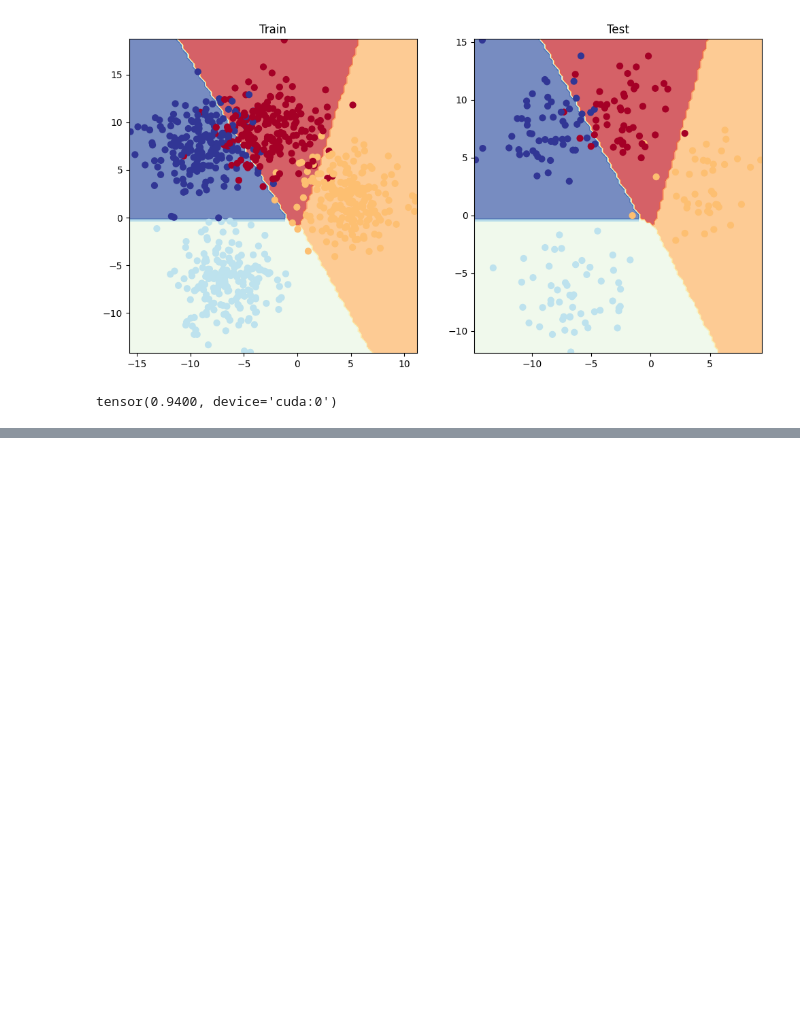
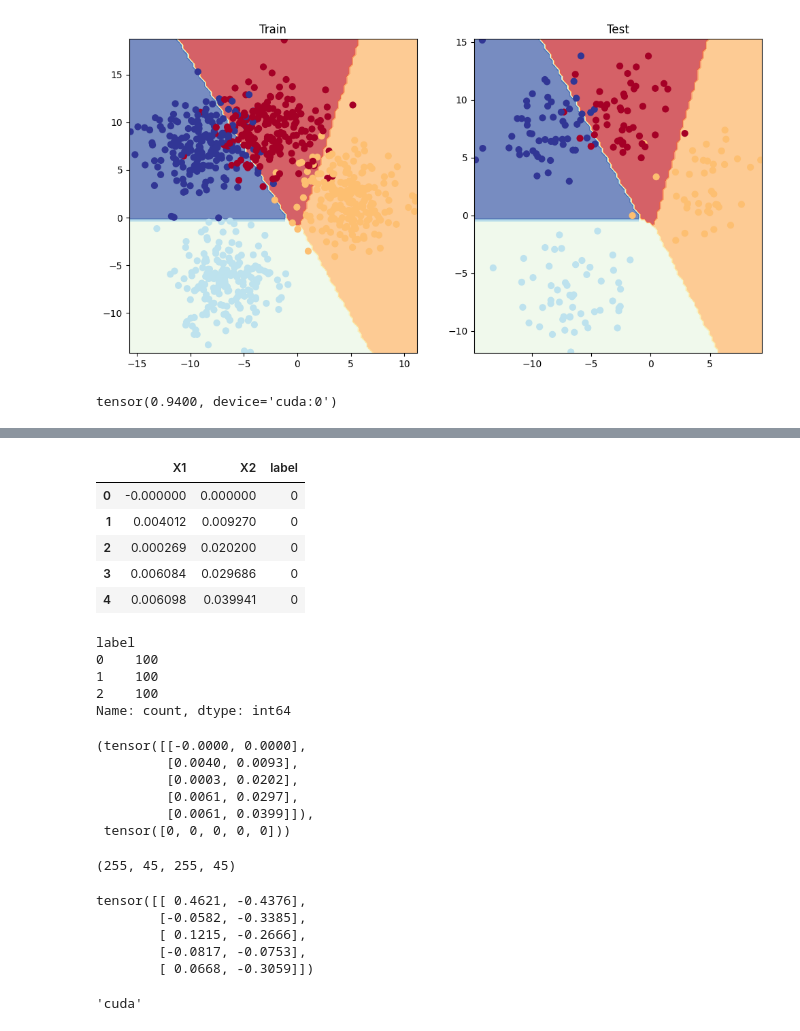
Before and after one commit to oitik/PyTorch, a Jupyter notebook: 02-pytorchneuralnetworkclassification.ipynb, the cells around one changed output, grey strips where cells are left out. Cells and saved outputs as stored; diff of their text form; code cells hidden in the pictures; blank space fills up the shorter version.

```diff
--- a/02-pytorchneuralnetworkclassification.ipynb
+++ b/02-pytorchneuralnetworkclassification.ipynb
@@ -912,0 +934,65 @@ tensor(0.9400, device='cuda:0')
+# %%
+df = pd.DataFrame({
+    'X1' : X[:, 0],
+    'X2' : X[:, 1],
+    'label' : y
+})
+
+df.head()
+# %% [output]
+|  | X1 | X2 | label |
+| 0 | -0.000000 | 0.000000 | 0 |
+| 1 | 0.004012 | 0.009270 | 0 |
+| 2 | 0.000269 | 0.020200 | 0 |
+| 3 | 0.006084 | 0.029686 | 0 |
+| 4 | 0.006098 | 0.039941 | 0 |
+# %%
+df.label.value_counts()
+# %% [output]
+label
+0    100
+1    100
+2    100
+Name: count, dtype: int64
+# %%
+# Turn data into tensors
+# Otherwise this causes issues with computations later on
+import torch
+X = torch.from_numpy(X).type(torch.float)
+y = torch.from_numpy(y).type(torch.LongTensor)
+
+# View the first five samples
+X[:5], y[:5]
+# %% [output]
+(tensor([[-0.0000, 0.0000],
+         [0.0040, 0.0093],
+         [0.0003, 0.0202],
+         [0.0061, 0.0297],
+         [0.0061, 0.0399]]),
+ tensor([0, 0, 0, 0, 0]))
+# %%
+# Split data into train and test sets
+from sklearn.model_selection import train_test_split
+
+X_train, X_test, y_train, y_test = train_test_split(X,
+                                                   y,
+                                                   test_size=0.15,
+                                                   random_state=42)
+
+len(X_train), len(X_test), len(y_train), len(y_test)
+# %% [output]
+(255, 45, 255, 45)
+# %%
+X_train[:5]
+# %% [output]
+tensor([[ 0.4621, -0.4376],
+        [-0.0582, -0.3385],
+        [ 0.1215, -0.2666],
+        [-0.0817, -0.0753],
+        [ 0.0668, -0.3059]])
+# %%
+# Make device agnostic code
+device = "cuda" if torch.cuda.is_available() else "cpu"
+device
+# %% [output]
+'cuda'
```
Also changed, not shown: parts of 18 cells of this notebook.
